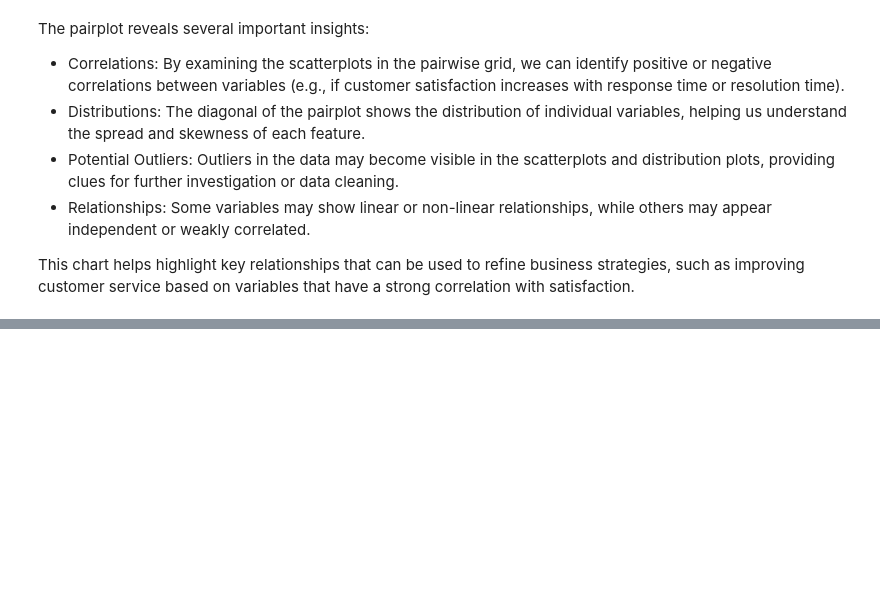
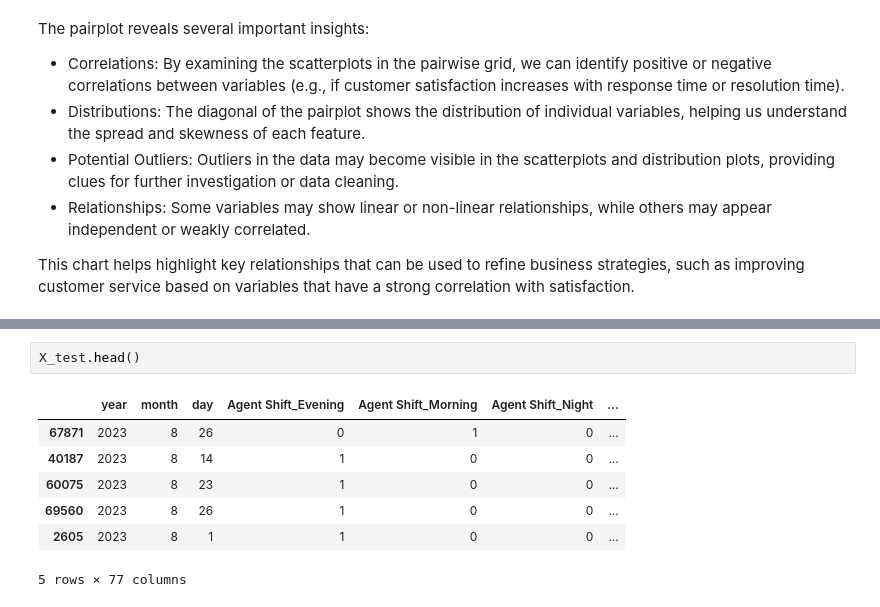
Before and after one commit to Rajesh1505/Capstone_Project_Deep_Learning, a Jupyter notebook: Capstone_Project_Deep_Learning.ipynb, the cells around one changed output, grey strips where cells are left out. Saved outputs shown, nothing was run; the diff lists cells and outputs as text; blank space fills up the shorter version.

```diff
--- a/Capstone_Project_Deep_Learning.ipynb
+++ b/Capstone_Project_Deep_Learning.ipynb
@@ -542,0 +730,10 @@ This chart helps highlight key relationships that can be used to refine business
+# %%
+X_test.head()
+# %% [output]
+|  | year | month | day | Agent Shift_Evening | Agent Shift_Morning | Agent Shift_Night | ... |
+| 67871 | 2023 | 8 | 26 | 0 | 1 | 0 | ... |
+| 40187 | 2023 | 8 | 14 | 1 | 0 | 0 | ... |
+| 60075 | 2023 | 8 | 23 | 1 | 0 | 0 | ... |
+| 69560 | 2023 | 8 | 26 | 1 | 0 | 0 | ... |
+| 2605 | 2023 | 8 | 1 | 1 | 0 | 0 | ... |
+5 rows × 77 columns
```
Also changed, not shown: parts of 24 cells of this notebook.
